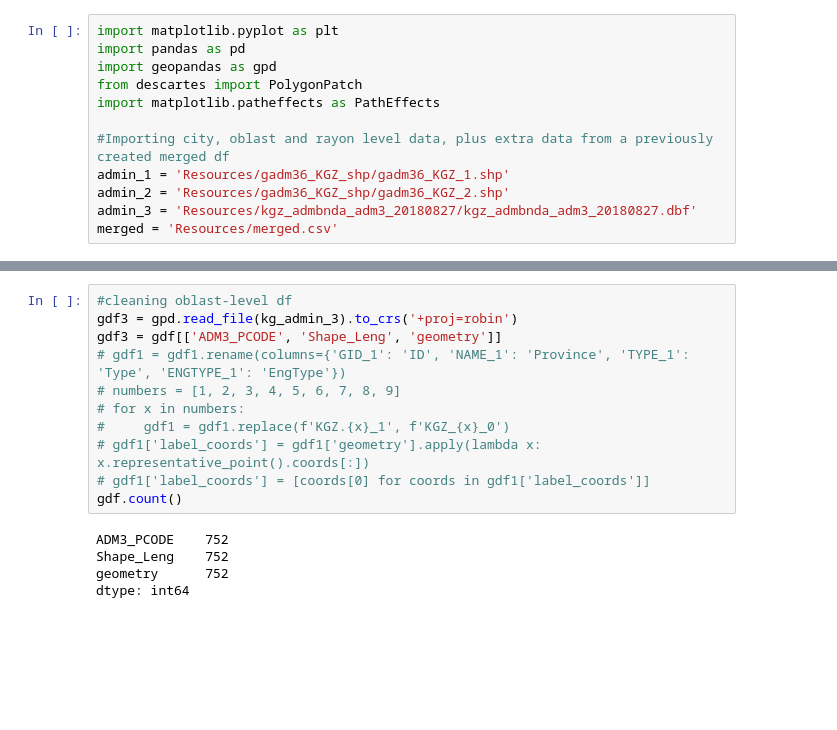
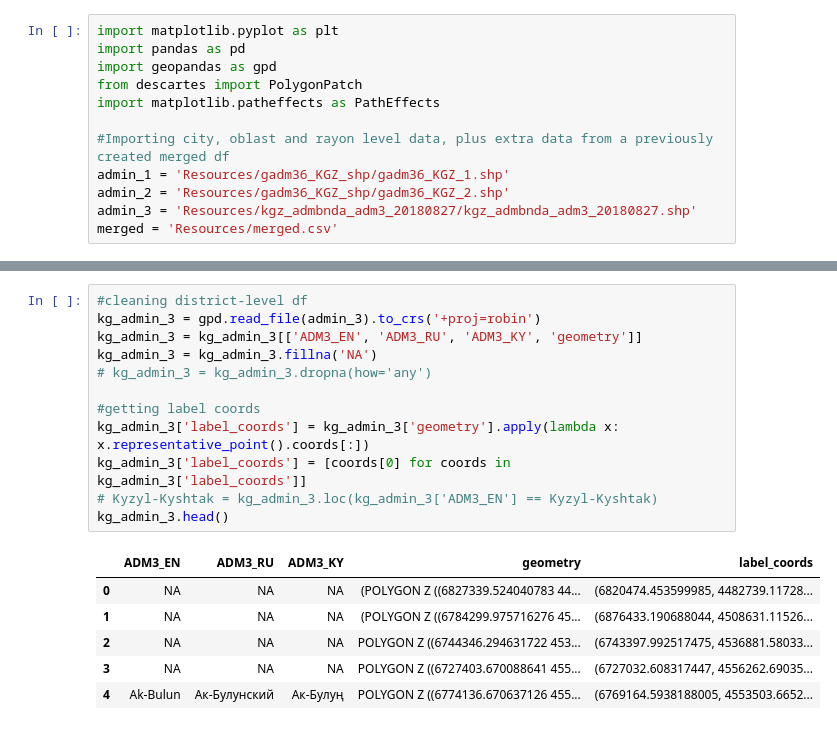
Before and after one commit to Adigine/JashStan-Youth-Peace-Building, a Jupyter notebook: Maps/kg_admin_2&3.ipynb, the cells around one changed output, grey strips where cells are left out. Saved outputs shown, nothing was run; the diff lists cells and outputs as text; blank space fills up the shorter version.

Commit message:
revised maps and dataframes.

```diff
--- a/Maps/kg_admin_2&3.ipynb
+++ b/Maps/kg_admin_2&3.ipynb
@@ -8,7 +8,7 @@ import matplotlib.patheffects as PathEffects
 #Importing city, oblast and rayon level data, plus extra data from a previously created merged df
 admin_1 = 'Resources/gadm36_KGZ_shp/gadm36_KGZ_1.shp'
 admin_2 = 'Resources/gadm36_KGZ_shp/gadm36_KGZ_2.shp'
-admin_3 = 'Resources/kgz_admbnda_adm3_20180827/kgz_admbnda_adm3_20180827.dbf'
+admin_3 = 'Resources/kgz_admbnda_adm3_20180827/kgz_admbnda_adm3_20180827.shp'
 merged = 'Resources/merged.csv'
 # %%
 #cleaning oblast-level df
@@ -82,19 +82,22 @@ kg_admin_2
 | 41 | KGZ_9_4 | Ysyk-Köl | Tüp | Rayon | District | POLYGON ((6825988.219496973 45417... | (6727458.257269731, 4561208.60352... | 0 |
 | 42 | KGZ_9_5 | Ysyk-Köl | Ysyk-Köl | Rayon | District | POLYGON ((6688918.841760912 45652... | (6606160.229075018, 4562052.28945... | 0 |
 | 43 | KGZ_9_6 | Ysyk-Köl | Ysyk-Köl (lake) | Water body | Water body | POLYGON ((6661439.88041151 450637... | (6623896.090009585, 4537132.50562... | 0 |
-# %%
-#cleaning oblast-level df
-gdf3 = gpd.read_file(kg_admin_3).to_crs('+proj=robin')
-gdf3 = gdf[['ADM3_PCODE', 'Shape_Leng', 'geometry']]
-# gdf1 = gdf1.rename(columns={'GID_1': 'ID', 'NAME_1': 'Province', 'TYPE_1': 'Type', 'ENGTYPE_1': 'EngType'})
-# numbers = [1, 2, 3, 4, 5, 6, 7, 8, 9]
-# for x in numbers:
-#     gdf1 = gdf1.replace(f'KGZ.{x}_1', f'KGZ_{x}_0')
-# gdf1['label_coords'] = gdf1['geometry'].apply(lambda x: x.representative_point().coords[:])
-# gdf1['label_coords'] = [coords[0] for coords in gdf1['label_coords']]
-gdf.count()
-# %% [output]
-ADM3_PCODE    752
-Shape_Leng    752
-geometry      752
-dtype: int64
+# %%
+#cleaning district-level df
+kg_admin_3 = gpd.read_file(admin_3).to_crs('+proj=robin')
+kg_admin_3 = kg_admin_3[['ADM3_EN', 'ADM3_RU', 'ADM3_KY', 'geometry']]
+kg_admin_3 = kg_admin_3.fillna('NA')
+# kg_admin_3 = kg_admin_3.dropna(how='any')
+
+#getting label coords
+kg_admin_3['label_coords'] = kg_admin_3['geometry'].apply(lambda x: x.representative_point().coords[:])
+kg_admin_3['label_coords'] = [coords[0] for coords in kg_admin_3['label_coords']]
+# Kyzyl-Kyshtak = kg_admin_3.loc(kg_admin_3['ADM3_EN'] == Kyzyl-Kyshtak)
+kg_admin_3.head()
+# %% [output]
+|  | ADM3_EN | ADM3_RU | ADM3_KY | geometry | label_coords |
+| 0 | NA | NA | NA | (POLYGON Z ((6827339.524040783 44... | (6820474.453599985, 4482739.11728... |
+| 1 | NA | NA | NA | (POLYGON Z ((6784299.975716276 45... | (6876433.190688044, 4508631.11526... |
+| 2 | NA | NA | NA | POLYGON Z ((6744346.294631722 453... | (6743397.992517475, 4536881.58033... |
+| 3 | NA | NA | NA | POLYGON Z ((6727403.670088641 455... | (6727032.608317447, 4556262.69035... |
+| 4 | Ak-Bulun | Ак-Булунский | Ак-Булуң | POLYGON Z ((6774136.670637126 455... | (6769164.5938188005, 4553503.6652... |
```
Also changed, not shown: parts of 5 cells of this notebook, 7 other files.
